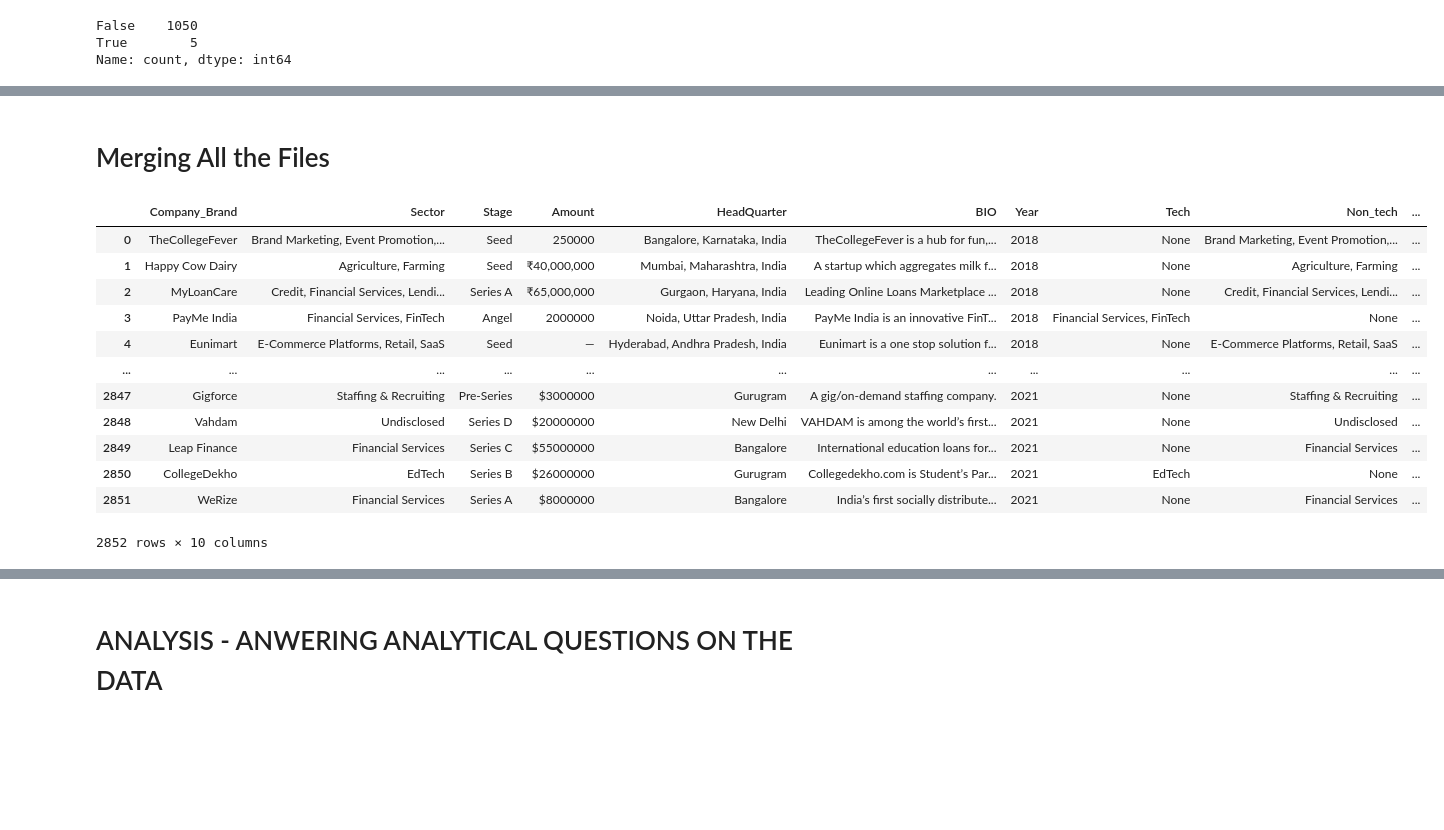
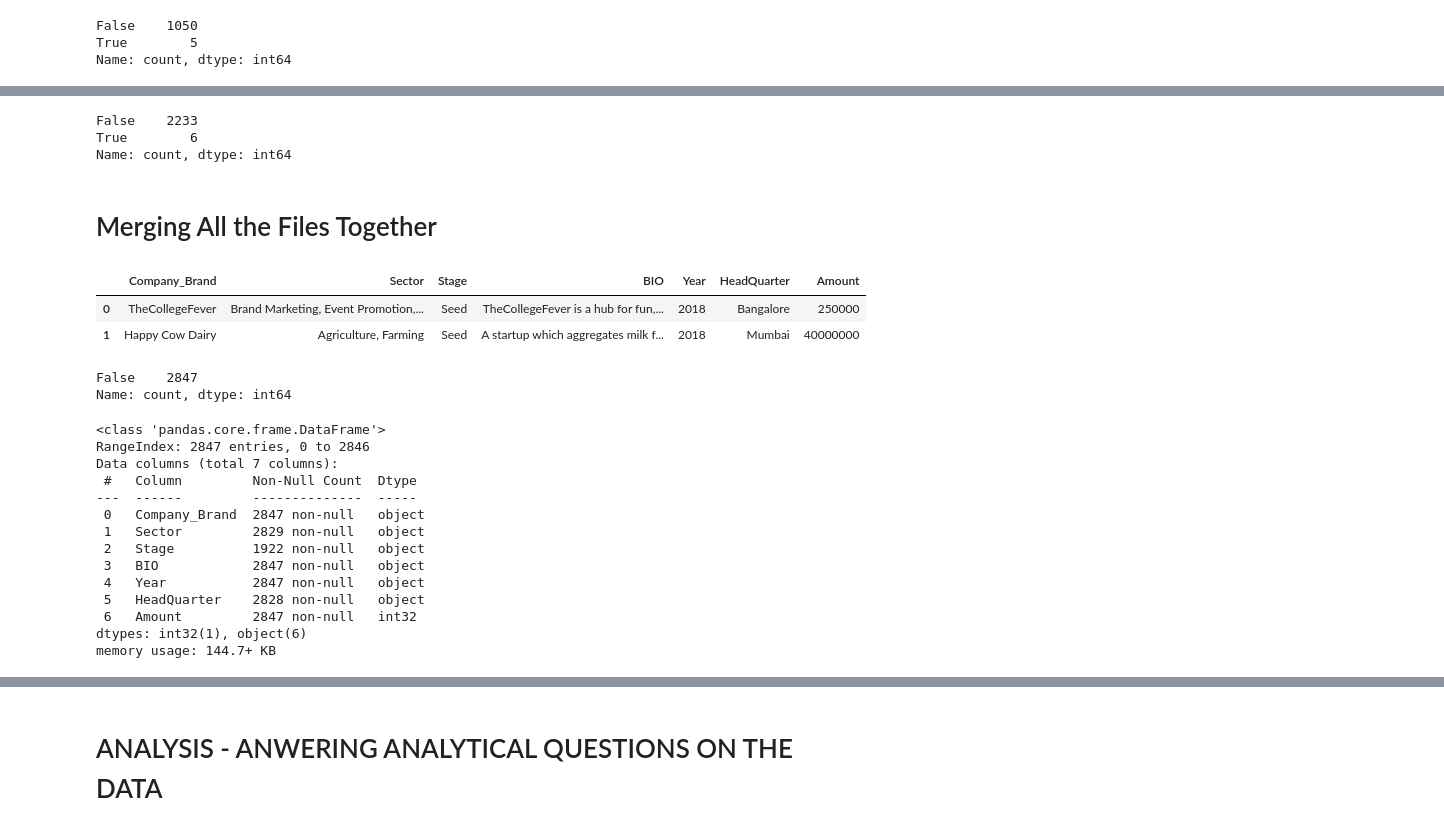
Before and after one commit to brimends/LP1-Project, a Jupyter notebook: notebook.ipynb, the cells around one changed output, grey strips where cells are left out. Cells and saved outputs as stored; diff of their text form; code cells hidden in the pictures; blank space fills up the shorter version.

```diff
--- a/notebook.ipynb
+++ b/notebook.ipynb
@@ -479,0 +371,2 @@ memory usage: 62.4+ KB
+# %%
+df20_21['Amount'] = df20_21['Amount'].astype(float)
@@ -480,23 +385,19 @@ memory usage: 62.4+ KB
+# %%
+df20_21.duplicated().value_counts()
+# %% [output]
+False    2233
+True        6
+Name: count, dtype: int64
+# %%
+df20_21.drop_duplicates(keep='first',inplace=True)
 # %% [markdown]
-# Merging All the Files
+# Merging All the Files Together
-# %%
-df_18_19.drop(['amount_usd', 'amount_inr', 'currency'], axis=1, inplace=True)
-df20_21.drop(['without_$', 'with_$'], axis=1, inplace=True)
 # %%
-india_startup_df = pd.concat([df_18_19, df20_21], ignore_index=True)
+# merging  all the tabgles together
+india_startup_df = pd.concat([data_18_19, df20_21], ignore_index=True)
 # %%
-india_startup_df
+india_startup_df.head(2)
 # %% [output]
-|  | Company_Brand | Sector | Stage | Amount | HeadQuarter | BIO | Year | Tech | Non_tech | ... |
-| 0 | TheCollegeFever | Brand Marketing, Event Promotion,... | Seed | 250000 | Bangalore, Karnataka, India | TheCollegeFever is a hub for fun,... | 2018 | None | Brand Marketing, Event Promotion,... | ... |
-| 1 | Happy Cow Dairy | Agriculture, Farming | Seed | ₹40,000,000 | Mumbai, Maharashtra, India | A startup which aggregates milk f... | 2018 | None | Agriculture, Farming | ... |
-| 2 | MyLoanCare | Credit, Financial Services, Lendi... | Series A | ₹65,000,000 | Gurgaon, Haryana, India | Leading Online Loans Marketplace ... | 2018 | None | Credit, Financial Services, Lendi... | ... |
-| 3 | PayMe India | Financial Services, FinTech | Angel | 2000000 | Noida, Uttar Pradesh, India | PayMe India is an innovative FinT... | 2018 | Financial Services, FinTech | None | ... |
-| 4 | Eunimart | E-Commerce Platforms, Retail, SaaS | Seed | — | Hyderabad, Andhra Pradesh, India | Eunimart is a one stop solution f... | 2018 | None | E-Commerce Platforms, Retail, SaaS | ... |
-| ... | ... | ... | ... | ... | ... | ... | ... | ... | ... | ... |
-| 2847 | Gigforce | Staffing & Recruiting | Pre-Series | $3000000 | Gurugram | A gig/on-demand staffing company. | 2021 | None | Staffing & Recruiting | ... |
-| 2848 | Vahdam | Undisclosed | Series D | $20000000 | New Delhi | VAHDAM is among the world’s first... | 2021 | None | Undisclosed | ... |
-| 2849 | Leap Finance | Financial Services | Series C | $55000000 | Bangalore | International education loans for... | 2021 | None | Financial Services | ... |
-| 2850 | CollegeDekho | EdTech | Series B | $26000000 | Gurugram | Collegedekho.com is Student’s Par... | 2021 | EdTech | None | ... |
-| 2851 | WeRize | Financial Services | Series A | $8000000 | Bangalore | India’s first socially distribute... | 2021 | None | Financial Services | ... |
+|  | Company_Brand | Sector | Stage | BIO | Year | HeadQuarter | Amount |
+| 0 | TheCollegeFever | Brand Marketing, Event Promotion,... | Seed | TheCollegeFever is a hub for fun,... | 2018 | Bangalore | 250000 |
+| 1 | Happy Cow Dairy | Agriculture, Farming | Seed | A startup which aggregates milk f... | 2018 | Mumbai | 40000000 |
-2852 rows × 10 columns
@@ -507,0 +404,6 @@ india_startup_df['Amount'].fillna(0.0, inplace=True)
+# %%
+#  checking the duplicates in all the table
+india_startup_df.duplicated().value_counts()
+# %% [output]
+False    2847
+Name: count, dtype: int64
@@ -507,0 +420,18 @@ india_startup_df['Amount'].fillna(0.0, inplace=True)
+# %%
+# checking for the info
+india_startup_df.info()
+# %% [output]
+<class 'pandas.core.frame.DataFrame'>
+RangeIndex: 2847 entries, 0 to 2846
+Data columns (total 7 columns):
+ #   Column         Non-Null Count  Dtype
+---  ------         --------------  -----
+ 0   Company_Brand  2847 non-null   object
+ 1   Sector         2829 non-null   object
+ 2   Stage          1922 non-null   object
+ 3   BIO            2847 non-null   object
+ 4   Year           2847 non-null   object
+ 5   HeadQuarter    2828 non-null   object
+ 6   Amount         2847 non-null   int32
+dtypes: int32(1), object(6)
+memory usage: 144.7+ KB
```
Also changed, not shown: parts of 152 cells of this notebook.
